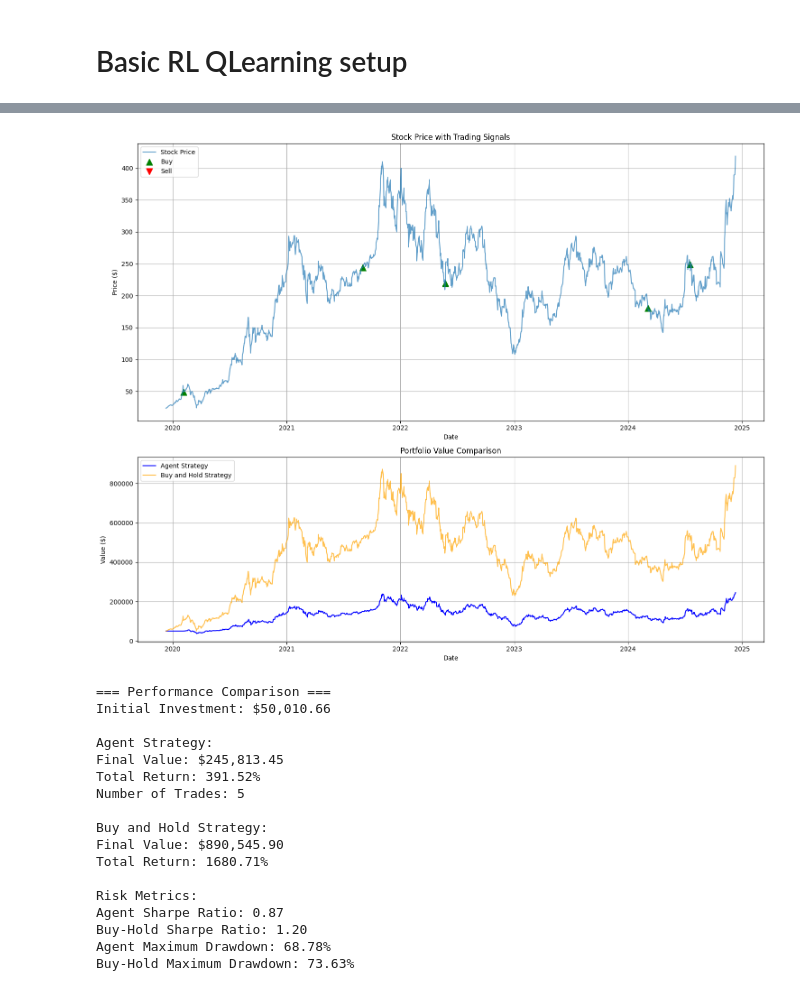
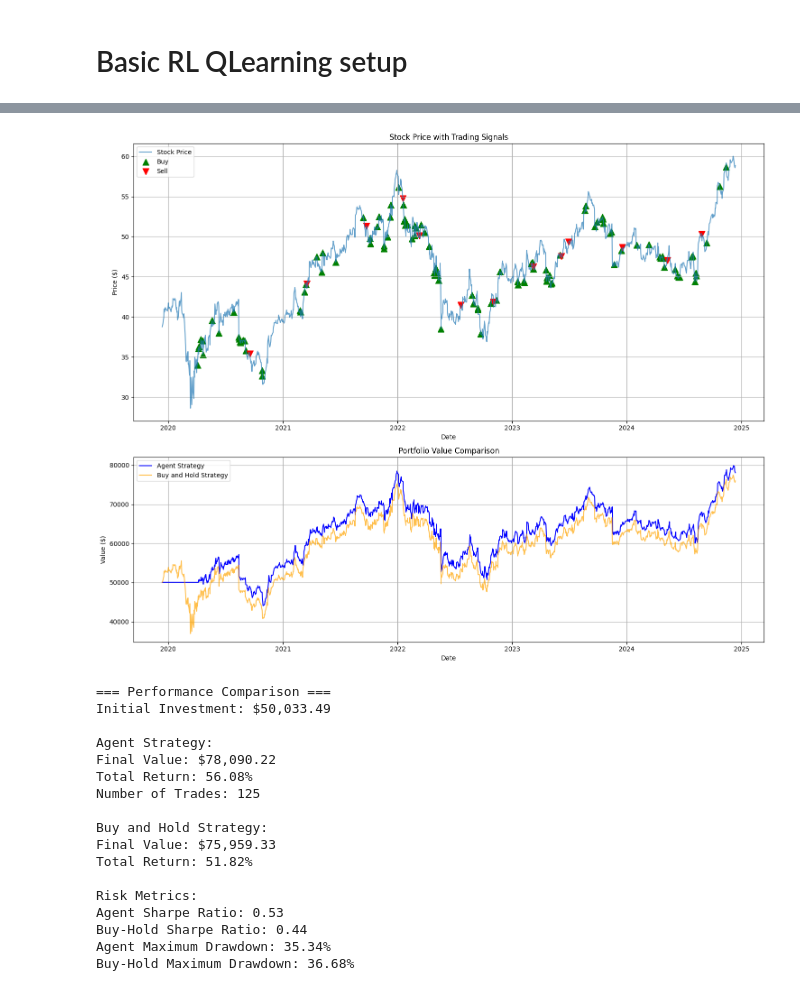
Before and after one commit to haydentbs/RL-Trading-Bot, a Jupyter notebook: stock_tracker.ipynb, the cells around one changed output, grey strips where cells are left out. Saved outputs shown, nothing was run; the diff lists cells and outputs as text; code cells hidden in the pictures.

```diff
--- a/stock_tracker.ipynb
+++ b/stock_tracker.ipynb
@@ -11,7 +11,7 @@ import copy
 # %% [markdown]
 ## Import Data for TESLA ticker
 # %%
-tesla = yf.Ticker("TSLA")
+tesla = yf.Ticker("CSCO")
 
 tesla_data = tesla.history(period='5y')
 
@@ -43,33 +43,3 @@ plt.show()
 - Volatility
 - RSI
 - Volume features
-# %%
-
-def rolling_mean(df, window=20):
-    df['rolling_mean'] = df['Close'].rolling(window=window, min_periods=1).mean()
-    return df
-
-def pct_change(df):
-    df['pct_change'] = df['Close'].pct_change()
-    df.bfill(inplace=True)
-    return df
-
-
-def volatility(df, window=20):
-
-    returns = df['Close'].pct_change()
-    returns.bfill(inplace=True)
-
-    df['volatility'] = returns.rolling(window=window, min_periods=1).std()
-    df['volatility'] = df['volatility'].bfill()
-    return df
-
-def process_data(df):
-    df = rolling_mean(df)
-    df = volatility(df)
-    df = pct_change(df)
-    return df
-
-df = process_data(df)
-
-df.head()
@@ -417,9 +565,9 @@ def visualize_trades_with_benchmark(env, agent, df):
         action = agent.act(state)
         next_state, reward, done, info = env.step(action)
 
-        if action[0] == 1:  # Buy
+        if action[0] == 2:  # Buy
             buy_dates.append(dates[current_step])
-        elif action[0] == -1:  # Sell
+        elif action[0] == 0:  # Sell
             sell_dates.append(dates[current_step])
 
         portfolio_values.append(info['portfolio_value'])
@@ -477,51 +625,51 @@ def visualize_trades_with_benchmark(env, agent, df):
     print("\nBuy and Hold Strategy:")
     print(f"Final Value: ${buyhold_final_value:,.2f}")
     print(f"Total Return: {buyhold_return:.2f}%")
 
     # Calculate additional metrics
     agent_values = np.array(portfolio_values)
     agent_returns = np.diff(agent_values) / agent_values[:-1]
     buyhold_returns = buyhold_values.pct_change().dropna()
 
     agent_sharpe = np.sqrt(252) * np.mean(agent_returns) / np.std(agent_returns)
     buyhold_sharpe = np.sqrt(252) * np.mean(buyhold_returns) / np.std(buyhold_returns)
 
     # Maximum drawdown calculation
     agent_peak = np.maximum.accumulate(agent_values)
     agent_drawdown = (agent_peak - agent_values) / agent_peak
     agent_max_drawdown = np.max(agent_drawdown) * 100
 
     buyhold_peak = np.maximum.accumulate(buyhold_values)
     buyhold_drawdown = (buyhold_peak - buyhold_values) / buyhold_peak
     buyhold_max_drawdown = np.max(buyhold_drawdown) * 100
 
     print("\nRisk Metrics:")
     print(f"Agent Sharpe Ratio: {agent_sharpe:.2f}")
     print(f"Buy-Hold Sharpe Ratio: {buyhold_sharpe:.2f}")
     print(f"Agent Maximum Drawdown: {agent_max_drawdown:.2f}%")
     print(f"Buy-Hold Maximum Drawdown: {buyhold_max_drawdown:.2f}%")
 
 # Run the visualization with benchmark comparison
 visualize_trades_with_benchmark(env, agent, df)
 # %% [output]
-[figure, old version]
+[figure, new version]
 === Performance Comparison ===
-Initial Investment: $50,010.66
+Initial Investment: $50,033.49
 
 Agent Strategy:
-Final Value: $245,813.45
-Total Return: 391.52%
-Number of Trades: 5
+Final Value: $78,090.22
+Total Return: 56.08%
+Number of Trades: 125
 
 Buy and Hold Strategy:
-Final Value: $890,545.90
-Total Return: 1680.71%
+Final Value: $75,959.33
+Total Return: 51.82%
 
 Risk Metrics:
-Agent Sharpe Ratio: 0.87
-Buy-Hold Sharpe Ratio: 1.20
-Agent Maximum Drawdown: 68.78%
-Buy-Hold Maximum Drawdown: 73.63%
+Agent Sharpe Ratio: 0.53
+Buy-Hold Sharpe Ratio: 0.44
+Agent Maximum Drawdown: 35.34%
+Buy-Hold Maximum Drawdown: 36.68%
 # %%
 def evaluate_agent(env, agent, episodes=10):
     total_rewards = []
```
Also changed, not shown: parts of 7 cells of this notebook.
